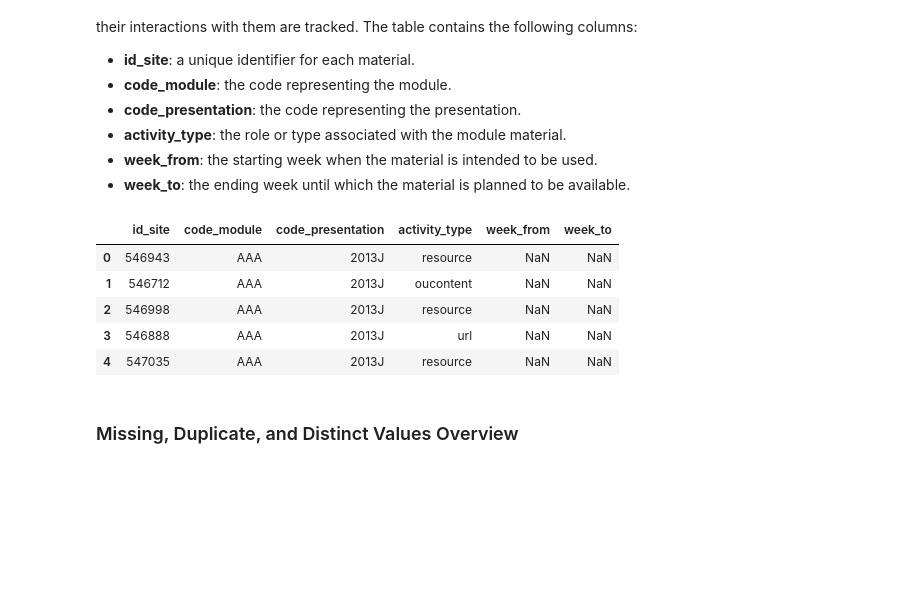
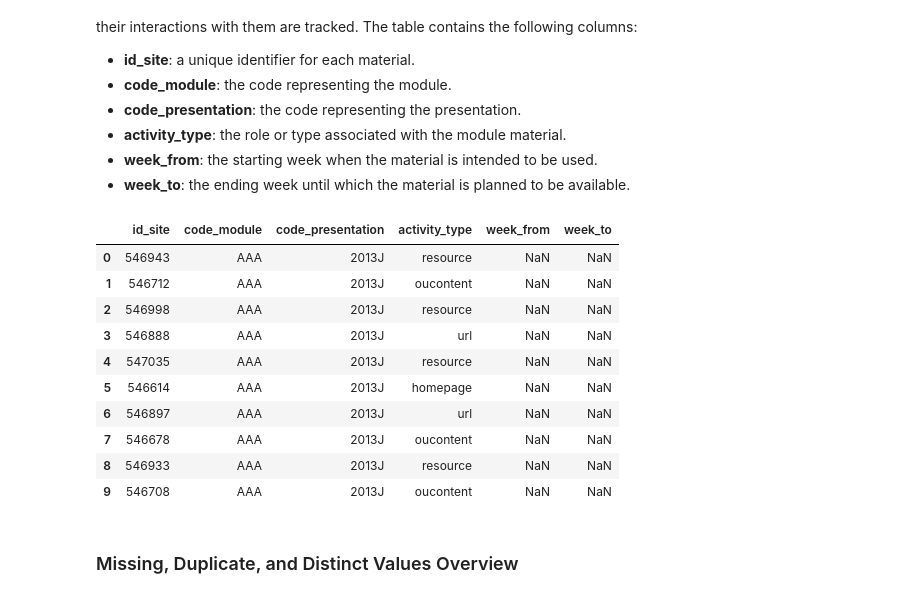
Before and after one commit to MScProjs/MScProject2025-Ali-Suhail, a Jupyter notebook: codes/jisc.ipynb, the cells around one changed output. Drawn from its saved outputs; the diff is of its cells as text; code cells hidden in the pictures; blank space fills up the shorter version.

```diff
--- a/codes/jisc.ipynb
+++ b/codes/jisc.ipynb
@@ -832,14 +968,19 @@ The table provides details about the materials available in the Virtual Learning
 * **week\_from**: the starting week when the material is intended to be used.
 * **week\_to**: the ending week until which the material is planned to be available.
 # %%
-vle.head()
+vle.head(10)
 # %% [output]
 |  | id_site | code_module | code_presentation | activity_type | week_from | week_to |
 | 0 | 546943 | AAA | 2013J | resource | NaN | NaN |
 | 1 | 546712 | AAA | 2013J | oucontent | NaN | NaN |
 | 2 | 546998 | AAA | 2013J | resource | NaN | NaN |
 | 3 | 546888 | AAA | 2013J | url | NaN | NaN |
 | 4 | 547035 | AAA | 2013J | resource | NaN | NaN |
+| 5 | 546614 | AAA | 2013J | homepage | NaN | NaN |
+| 6 | 546897 | AAA | 2013J | url | NaN | NaN |
+| 7 | 546678 | AAA | 2013J | oucontent | NaN | NaN |
+| 8 | 546933 | AAA | 2013J | resource | NaN | NaN |
+| 9 | 546708 | AAA | 2013J | oucontent | NaN | NaN |
 # %% [markdown]
 ### Missing, Duplicate, and Distinct Values Overview
 # %%
```
Also changed, not shown: parts of 141 cells of this notebook, 6 other files.
